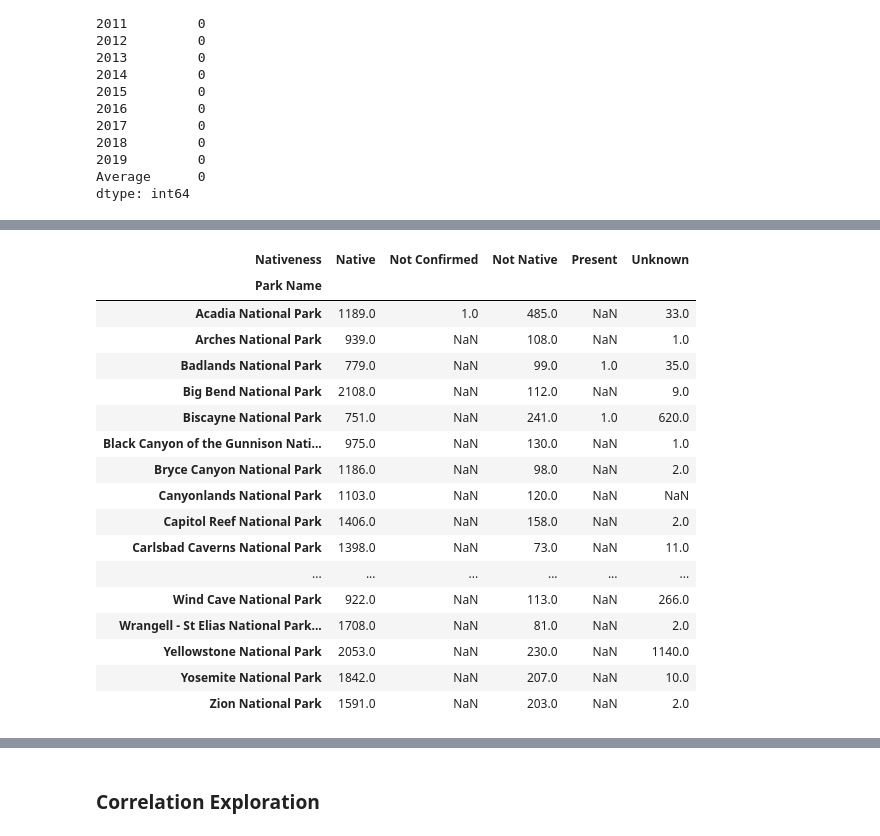
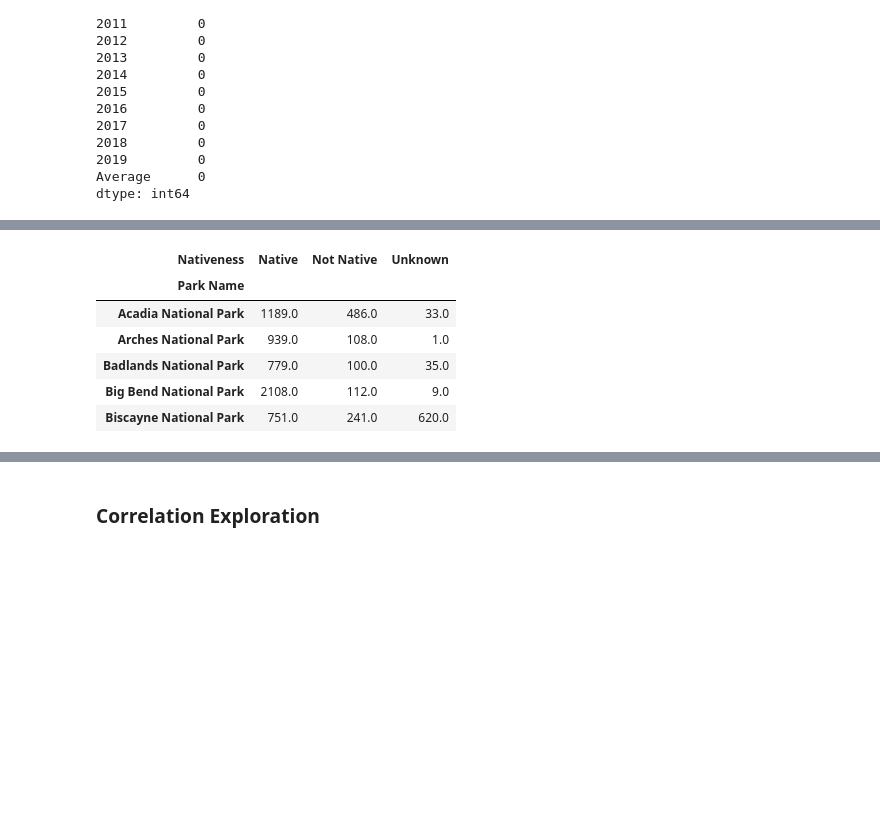
Before and after one commit to holleyvoegtle/Biodiversity_Analysis, a Jupyter notebook: machine-learning/Biodiversity_MachineLearning.ipynb, the cells around one changed output, grey strips where cells are left out. Saved outputs shown, nothing was run; the diff lists cells and outputs as text; code cells hidden in the pictures; blank space fills up the shorter version.

```diff
--- a/machine-learning/Biodiversity_MachineLearning.ipynb
+++ b/machine-learning/Biodiversity_MachineLearning.ipynb
@@ -155,0 +96,11 @@ Categories (4, interval[float64]): [(5549.999, 69010.5] < (69010.5, 238764.5] <
+# %%
+# THESE NEED FIXED 10 entries incorrect for species nativeness
+test_df = species_df.loc[species_df['Abundance'] == 'Not Native'].copy()
+test_df
+
+test_df['Record Status'] = test_df['Occurance']
+test_df['Occurance'] = test_df['Nativeness']
+test_df['Nativeness'] = test_df['Abundance']
+test_df['Abundance'] = test_df['Seasonality']
+test_df['Seasonality'] = test_df['Conservation Status']
+test_df
@@ -155,0 +119,10 @@ Categories (4, interval[float64]): [(5549.999, 69010.5] < (69010.5, 238764.5] <
+# %%
+# THESE NEED FIXED 40 entries incorrect for species nativeness
+test_df_2 = species_df.loc[species_df['Abundance'] == 'Native'].copy()
+
+test_df_2['Record Status'] = test_df_2['Occurance']
+test_df_2['Occurance'] = test_df_2['Nativeness']
+test_df_2['Nativeness'] = test_df_2['Abundance']
+test_df_2['Abundance'] = test_df_2['Seasonality']
+test_df_2['Seasonality'] = test_df_2['Conservation Status']
+test_df_2
@@ -155,0 +147,5 @@ Categories (4, interval[float64]): [(5549.999, 69010.5] < (69010.5, 238764.5] <
+# %%
+#Replace columns in the species_df with the corrected Nativeness columns
+species_df.update(test_df)
+species_df.update(test_df_2)
+species_df.head()
@@ -294,9 +390,9 @@ Average      0
 dtype: int64
 # %%
 #Count the number of native and non-native species for each park
-species_grouped = species_df.groupby(['Park Name', 'Nativeness']).agg({'Nativeness': ['count']})
-species_grouped.columns = ['Nativeness_count']
-species_grouped = species_grouped.reset_index()
-print(species_grouped)
-print(type(species_grouped))
+native_species_grouped = species_df.groupby(['Park Name', 'Nativeness']).agg({'Nativeness': ['count']})
+native_species_grouped.columns = ['Nativeness_count']
+native_species_grouped = native_species_grouped.reset_index()
+print(native_species_grouped)
+print(type(native_species_grouped))
 # %% [output]
@@ -317,28 +413,18 @@ print(type(species_grouped))
 <class 'pandas.core.frame.DataFrame'>
 # %%
 #Reshape dataframe and re-index to merge with main dataframe
-nativeness_df = species_grouped.pivot(index='Park Name', columns='Nativeness')
+nativeness_df = native_species_grouped.pivot(index='Park Name', columns='Nativeness')
 nativeness_df.columns = nativeness_df.columns.droplevel()
-nativeness_df
+nativeness_df = nativeness_df.drop(columns=['Present'])
+nativeness_df.head()
 # %% [output]
-| Nativeness | Native | Not Confirmed | Not Native | Present | Unknown |
-| Park Name |  |  |  |  |  |
-| Acadia National Park | 1189.0 | 1.0 | 485.0 | NaN | 33.0 |
-| Arches National Park | 939.0 | NaN | 108.0 | NaN | 1.0 |
-| Badlands National Park | 779.0 | NaN | 99.0 | 1.0 | 35.0 |
-| Big Bend National Park | 2108.0 | NaN | 112.0 | NaN | 9.0 |
-| Biscayne National Park | 751.0 | NaN | 241.0 | 1.0 | 620.0 |
-| Black Canyon of the Gunnison Nati... | 975.0 | NaN | 130.0 | NaN | 1.0 |
-| Bryce Canyon National Park | 1186.0 | NaN | 98.0 | NaN | 2.0 |
-| Canyonlands National Park | 1103.0 | NaN | 120.0 | NaN | NaN |
-| Capitol Reef National Park | 1406.0 | NaN | 158.0 | NaN | 2.0 |
-| Carlsbad Caverns National Park | 1398.0 | NaN | 73.0 | NaN | 11.0 |
-| ... | ... | ... | ... | ... | ... |
-| Wind Cave National Park | 922.0 | NaN | 113.0 | NaN | 266.0 |
-| Wrangell - St Elias National Park... | 1708.0 | NaN | 81.0 | NaN | 2.0 |
-| Yellowstone National Park | 2053.0 | NaN | 230.0 | NaN | 1140.0 |
-| Yosemite National Park | 1842.0 | NaN | 207.0 | NaN | 10.0 |
-| Zion National Park | 1591.0 | NaN | 203.0 | NaN | 2.0 |
+| Nativeness | Native | Not Native | Unknown |
+| Park Name |  |  |  |
+| Acadia National Park | 1189.0 | 486.0 | 33.0 |
+| Arches National Park | 939.0 | 108.0 | 1.0 |
+| Badlands National Park | 779.0 | 100.0 | 35.0 |
+| Big Bend National Park | 2108.0 | 112.0 | 9.0 |
+| Biscayne National Park | 751.0 | 241.0 | 620.0 |
 # %%
 #Merge parks dataframe with species nativeness
 combined_dataframe = park_visitation_df.join(nativeness_df)
```
Also changed, not shown: parts of 39 cells of this notebook.
